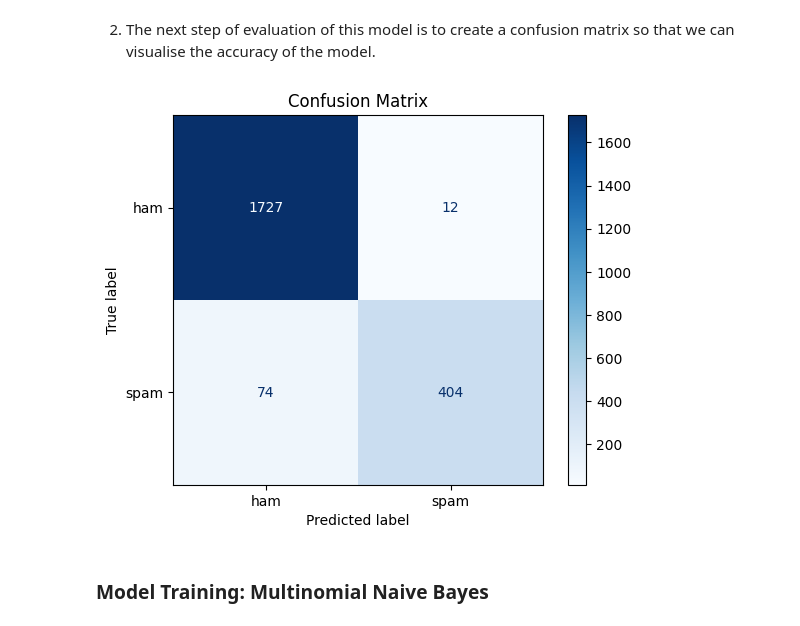
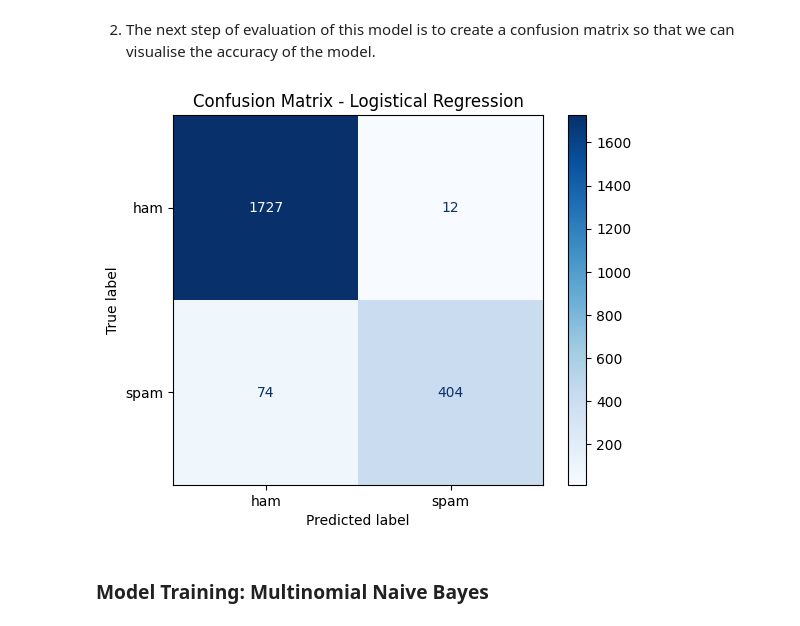
Before and after one commit to travis-willmott/COS30049, a Jupyter notebook: notebook.ipynb, the cells around one changed output. Saved outputs shown, nothing was run; the diff lists cells and outputs as text; code cells hidden in the pictures.

```diff
--- a/notebook.ipynb
+++ b/notebook.ipynb
@@ -251,13 +251,13 @@ weighted avg       0.96      0.96      0.96      2217
 # %%
 # Creates the confusion matrix using the true labels and the predicted labels
 cm = confusion_matrix(y_test, y_pred, labels=clf.classes_)
 
 # Creates a visualisation of the confusion matrix
 disp = ConfusionMatrixDisplay(confusion_matrix=cm, display_labels=clf.classes_)
 disp.plot(cmap=plt.cm.Blues)
-plt.title("Confusion Matrix")
+plt.title("Confusion Matrix - Logistical Regression")
 plt.show()
 # %% [output]
-[figure, old version]
+[figure, new version]
 # %% [markdown]
 ### Model Training: Multinomial Naive Bayes
```
Also changed, not shown: parts of 5 cells of this notebook, 1 other file.
